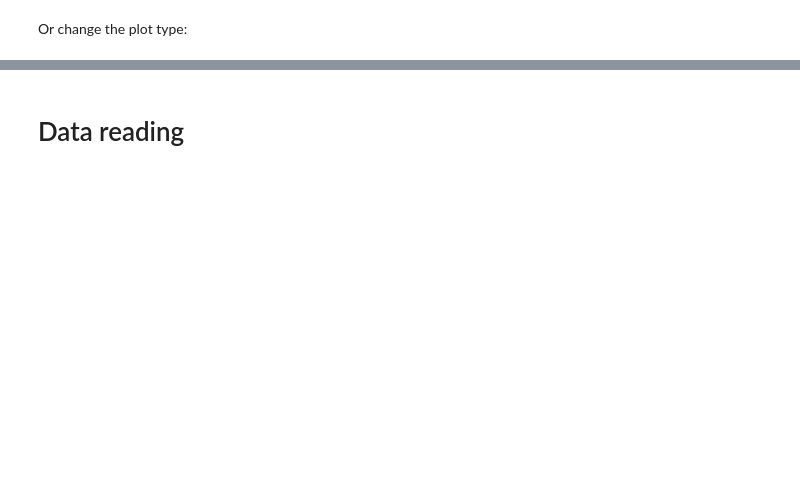
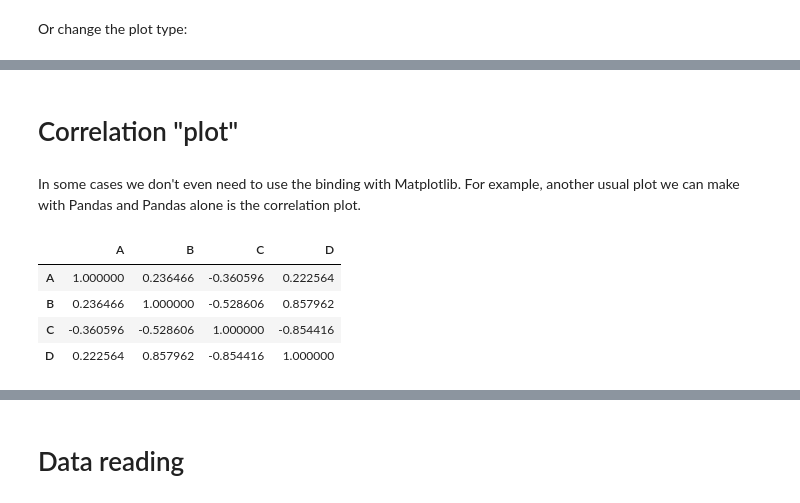
Before and after one commit to espsrc/somachine2021, a Jupyter notebook: tutorials/tutorial_01_ML/tutorial_01_ML.ipynb, the cells around one changed output, grey strips where cells are left out. Saved outputs shown, nothing was run; the diff lists cells and outputs as text; code cells hidden in the pictures; blank space fills up the shorter version.

```diff
--- a/tutorials/tutorial_01_ML/tutorial_01_ML.ipynb
+++ b/tutorials/tutorial_01_ML/tutorial_01_ML.ipynb
@@ -168,0 +351,13 @@ df.plot(kind='bar')
+# %% [markdown]
+# Correlation "plot"
+# %% [markdown]
+In some cases we don't even need to use the binding with Matplotlib. For example, another usual plot we can make with Pandas and Pandas alone is the correlation plot.
+# %%
+df_corr = df.corr()
+df_corr
+# %% [output]
+|  | A | B | C | D |
+| A | 1.000000 | 0.236466 | -0.360596 | 0.222564 |
+| B | 0.236466 | 1.000000 | -0.528606 | 0.857962 |
+| C | -0.360596 | -0.528606 | 1.000000 | -0.854416 |
+| D | 0.222564 | 0.857962 | -0.854416 | 1.000000 |
```
Also changed, not shown: parts of 70 cells of this notebook.
